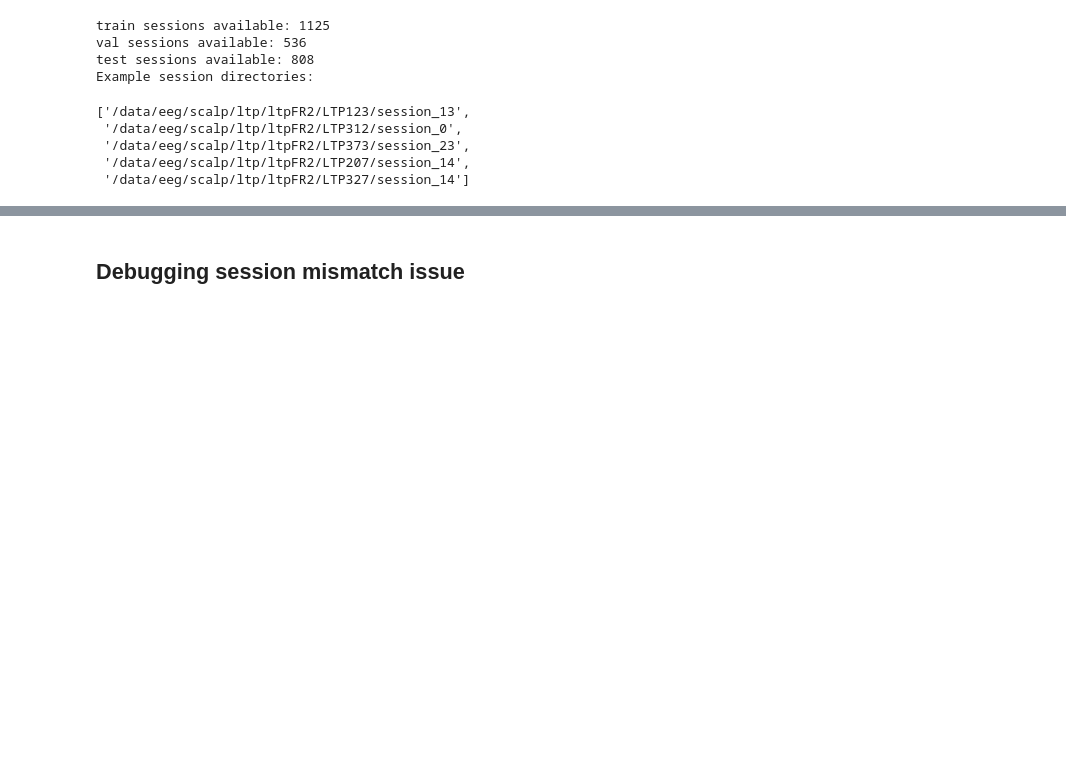
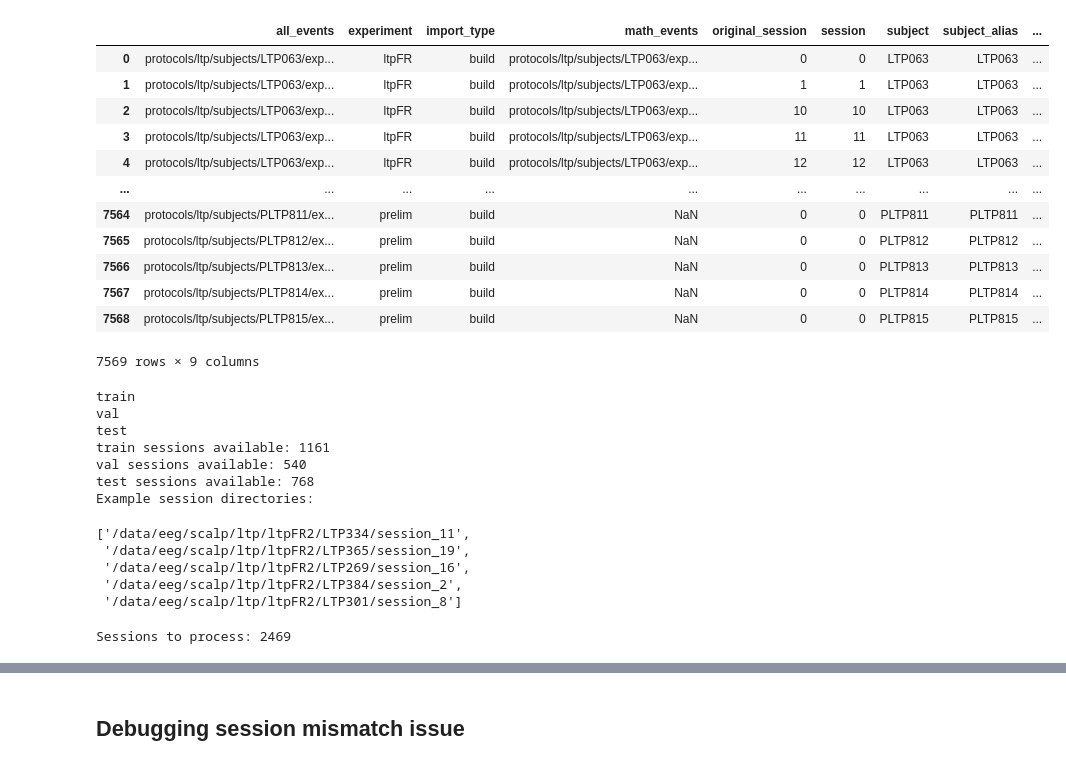
Before and after one commit to pennmem/automated_annotation, a Jupyter notebook: run_automated_annotations.ipynb, the cells around one changed output, grey strips where cells are left out. Saved outputs shown, nothing was run; the diff lists cells and outputs as text; code cells hidden in the pictures; blank space fills up the shorter version.

```diff
--- a/run_automated_annotations.ipynb
+++ b/run_automated_annotations.ipynb
@@ -35,3 +46,41 @@ else:
+# %%
+# load session index directly
+exps = ['ltpFR2']
+data = list()
+data.append(_index_dict_to_dataframe(read_index('/protocols/ltp.json')))
+index_df = pd.concat(data, sort=True)
+
+index_df
+
+# if sys.version.split(' ')[0] >= '3.10' and sys.version.split(' ')[0] < '3.11':
+#     index_df = pd.read_csv(f'session_index_{"-".join(exps)}.csv')
+# else:
+#     import cmlreaders as cml
+
+#     index_df = cml.get_data_index('ltp')
+#     print('Available experiments:\n', index_df.experiment.unique())
+#     index_df = index_df.query('experiment in @exps')
+#     index_df.to_csv(f'session_index_{"-".join(exps)}.csv')
+
+#     # load example session events
+#     sess_df = index_df.iloc[25]
+#     r = cml.CMLReader(subject=sess_df.subject, session=sess_df.session, experiment=sess_df.experiment)
+#     evs = r.load('events')
+#     print('Event types:\n', evs.type.unique())
+# %% [output]
+|  | all_events | experiment | import_type | math_events | original_session | session | subject | subject_alias | ... |
+| 0 | protocols/ltp/subjects/LTP063/exp... | ltpFR | build | protocols/ltp/subjects/LTP063/exp... | 0 | 0 | LTP063 | LTP063 | ... |
+| 1 | protocols/ltp/subjects/LTP063/exp... | ltpFR | build | protocols/ltp/subjects/LTP063/exp... | 1 | 1 | LTP063 | LTP063 | ... |
+| 2 | protocols/ltp/subjects/LTP063/exp... | ltpFR | build | protocols/ltp/subjects/LTP063/exp... | 10 | 10 | LTP063 | LTP063 | ... |
+| 3 | protocols/ltp/subjects/LTP063/exp... | ltpFR | build | protocols/ltp/subjects/LTP063/exp... | 11 | 11 | LTP063 | LTP063 | ... |
+| 4 | protocols/ltp/subjects/LTP063/exp... | ltpFR | build | protocols/ltp/subjects/LTP063/exp... | 12 | 12 | LTP063 | LTP063 | ... |
+| ... | ... | ... | ... | ... | ... | ... | ... | ... | ... |
+| 7564 | protocols/ltp/subjects/PLTP811/ex... | prelim | build | NaN | 0 | 0 | PLTP811 | PLTP811 | ... |
+| 7565 | protocols/ltp/subjects/PLTP812/ex... | prelim | build | NaN | 0 | 0 | PLTP812 | PLTP812 | ... |
+| 7566 | protocols/ltp/subjects/PLTP813/ex... | prelim | build | NaN | 0 | 0 | PLTP813 | PLTP813 | ... |
+| 7567 | protocols/ltp/subjects/PLTP814/ex... | prelim | build | NaN | 0 | 0 | PLTP814 | PLTP814 | ... |
+| 7568 | protocols/ltp/subjects/PLTP815/ex... | prelim | build | NaN | 0 | 0 | PLTP815 | PLTP815 | ... |
+7569 rows × 9 columns
 # %%
 def get_folders_containing_files(directory=".", pattern="*"):
     """
@@ -94,21 +143,25 @@ for exp in exps:
                     for _, sess in index_dfs[split].iterrows()}
         exp_dirs = exp_dirs.intersection(wav_dirs)
         input_dirs[split].extend(list(exp_dirs))
+        print(split)
 
 for split in input_dirs:
     print(f'{split} sessions available: {len(input_dirs[split])}')
 print('Example session directories:')
 input_dirs['train'][:5]
 # %% [output]
-train sessions available: 1125
-val sessions available: 536
-test sessions available: 808
+train
+val
+test
+train sessions available: 1161
+val sessions available: 540
+test sessions available: 768
 Example session directories:
-['/data/eeg/scalp/ltp/ltpFR2/LTP123/session_13',
- '/data/eeg/scalp/ltp/ltpFR2/LTP312/session_0',
- '/data/eeg/scalp/ltp/ltpFR2/LTP373/session_23',
- '/data/eeg/scalp/ltp/ltpFR2/LTP207/session_14',
- '/data/eeg/scalp/ltp/ltpFR2/LTP327/session_14']
+['/data/eeg/scalp/ltp/ltpFR2/LTP334/session_11',
+ '/data/eeg/scalp/ltp/ltpFR2/LTP365/session_19',
+ '/data/eeg/scalp/ltp/ltpFR2/LTP269/session_16',
+ '/data/eeg/scalp/ltp/ltpFR2/LTP384/session_2',
+ '/data/eeg/scalp/ltp/ltpFR2/LTP301/session_8']
 # %%
 # obtain session processing output directories
 base_dir = os.getcwd()
@@ -123,8 +176,10 @@ for tag in tags:
     all_input_dirs[tag] = list()
     all_output_dirs[tag] = list()
     for split in input_dirs:
-        output_dirs[tag][split] = [os.getcwd() + f'/results/{tag}/{split}' + d if os.path.isabs(d) else os.path.join('results', tag, d)
-                                   for d in input_dirs[split]]
+        output_dirs[tag][split] = [
+            os.path.join('results', tag, d) if not os.path.isabs(d) else os.path.join('results', tag, split, d[1:])
+            for d in input_dirs[split]
+        ]
         all_output_dirs[tag].extend(output_dirs[tag][split])
         all_input_dirs[tag].extend(input_dirs[split])
 print('Sessions to process:', len(all_input_dirs[tag]))
@@ -147,5 +202,7 @@ print('Sessions to process:', len(all_input_dirs[tag]))
 #         for full_file in cp_files:
 #             file = os.path.split(full_file)[-1]
 #             run_command(f'cp {full_file} {os.path.join(out_path, file)}')
+# %% [output]
+Sessions to process: 2469
 # %%
 # save all annotation input/output directories
```
Also changed, not shown: parts of 29 cells of this notebook, 4 other files.
